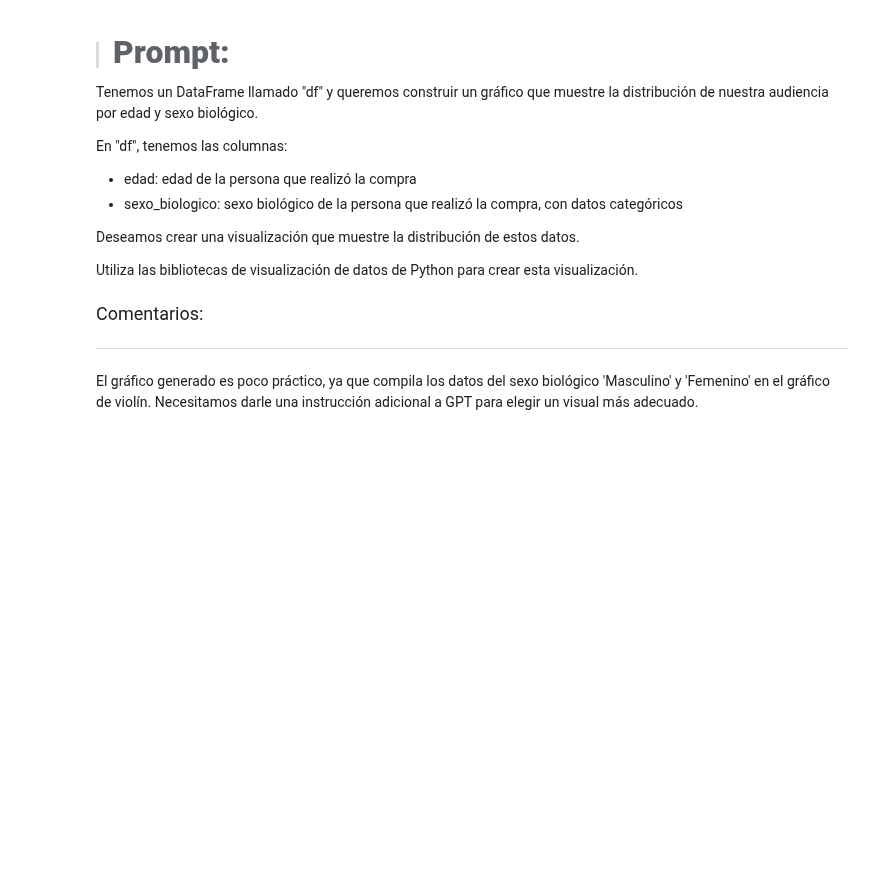
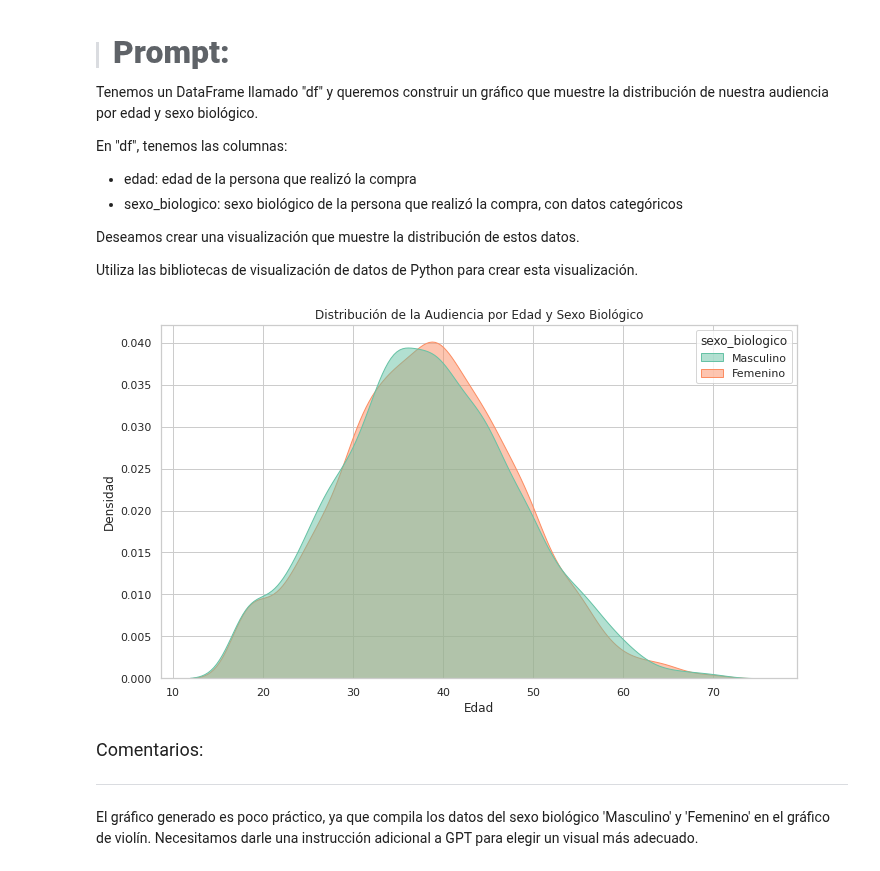
Before and after one commit to jbernalg/ALURA_Data_Science, a Jupyter notebook: ETL/ChatGPT/IA_aplicada_a_ciencia_de_datos.ipynb, the cells around one changed output. Drawn from its saved outputs; the diff is of its cells as text; code cells hidden in the pictures; blank space fills up the shorter version.

```diff
--- a/ETL/ChatGPT/IA_aplicada_a_ciencia_de_datos.ipynb
+++ b/ETL/ChatGPT/IA_aplicada_a_ciencia_de_datos.ipynb
@@ -1004,6 +1004,17 @@ En "df", tenemos las columnas:
 Deseamos crear una visualización que muestre la distribución de estos datos.
 
 Utiliza las bibliotecas de visualización de datos de Python para crear esta visualización.
+# %%
+plt.figure(figsize=(10, 6))
+sns.kdeplot(data=df, x='edad', hue='sexo_biologico', fill=True, common_norm=False, palette='Set2', alpha=0.5)
+
+plt.title('Distribución de la Audiencia por Edad y Sexo Biológico')
+plt.xlabel('Edad')
+plt.ylabel('Densidad')
+plt.tight_layout()
+plt.show()
+# %% [output]
+[figure, added]
 # %% [markdown]
 <font color="7b71ff" size=4> Comentarios: </font>
 
```
Also changed, not shown: parts of 1 cell of this notebook.
